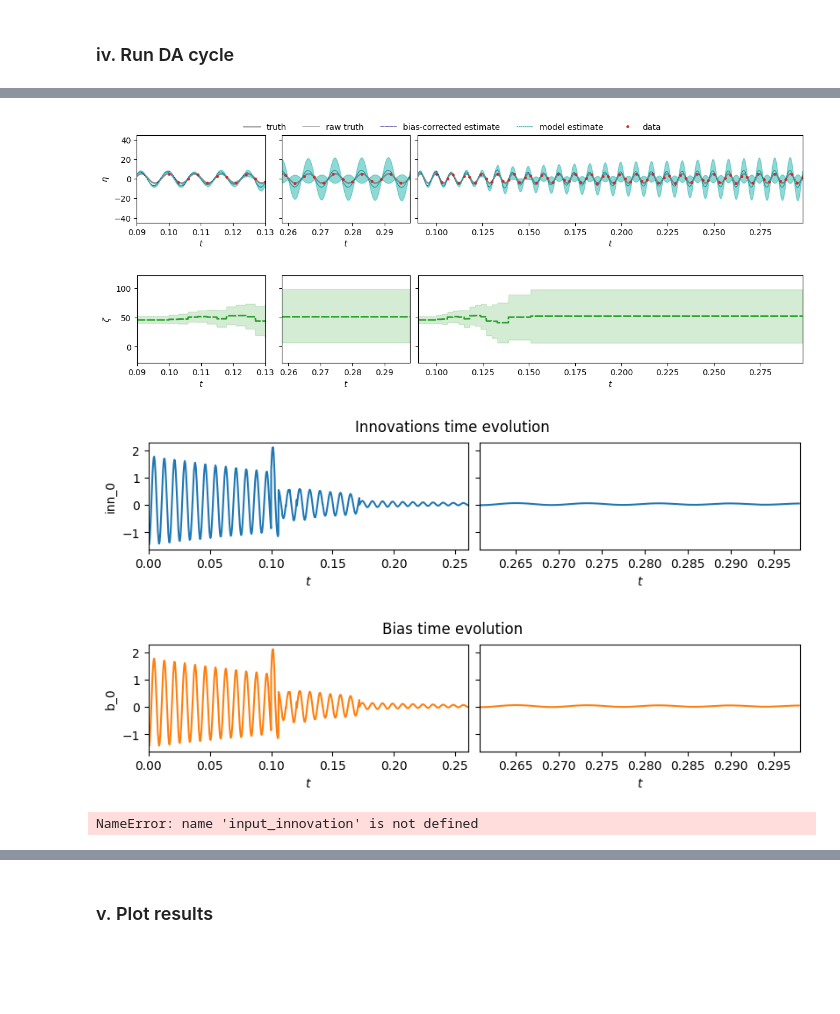
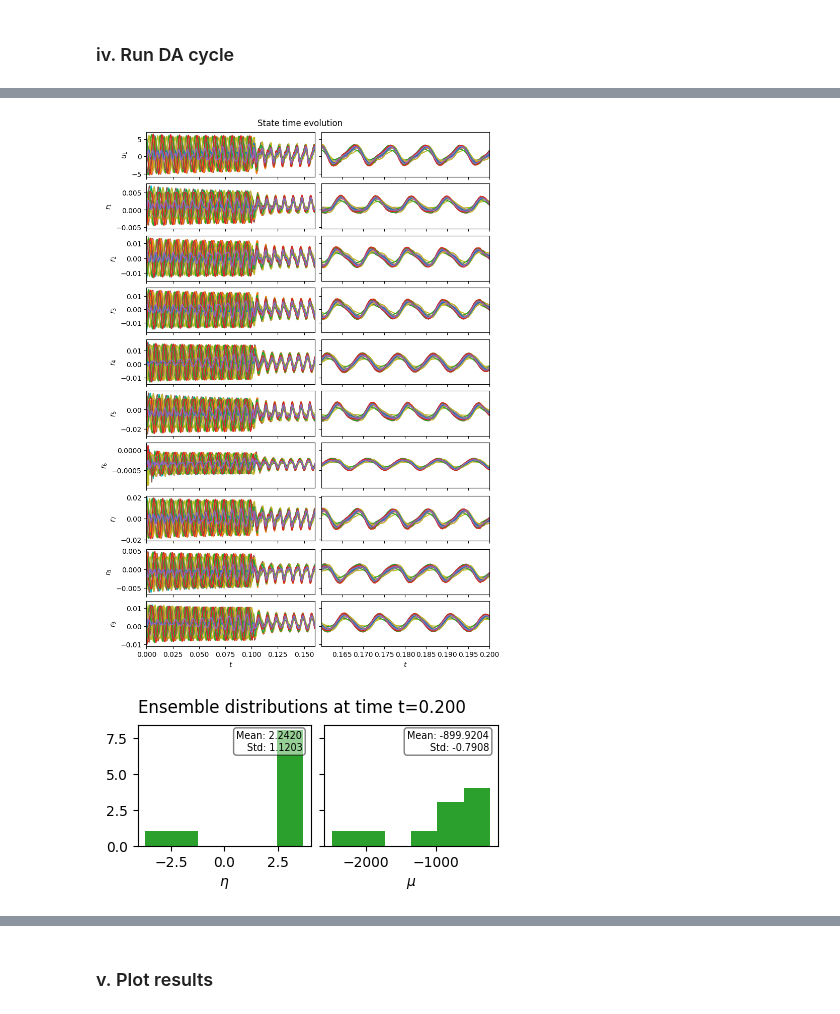
Before and after one commit to andreanovoa/real-time-bias-aware-DA, a Jupyter notebook: scripts/tutorials/1_Introtuction_to_real-time_DA/13_bias-aware-DA-intro.ipynb, the cells around one changed output, grey strips where cells are left out. Cells and saved outputs as stored; diff of their text form; code cells hidden in the pictures; blank space fills up the shorter version.

```diff
--- a/scripts/tutorials/1_Introtuction_to_real-time_DA/13_bias-aware-DA-intro.ipynb
+++ b/scripts/tutorials/1_Introtuction_to_real-time_DA/13_bias-aware-DA-intro.ipynb
@@ -324,12 +324,12 @@ truth = Observations(model=VdP,
                     t_stop=.8,
                     psi0=np.array([2., 1.]),
                     t_max=1.5,
-                    Nt_obs=30,
+                    Nt_obs=10,
                     add_noise=True,
                     noise_type='gauss, add',
-                    noise_level=0.02,
-                    manual_bias='linear',
-                    include_washout=True
+                    noise_level=0.1,
+                    manual_bias=manual_bias,
+                    include_washout=0
                     )
 
 
@@ -349,7 +349,8 @@ results_folder = set_working_directories('VdP_bias')[1]
 
 
 
-alpha0 = dict(zeta=(40, 50.),
+alpha0 = dict(
+            # zeta=(40, 50.),
             # beta=(50, 80),
             # kappa=(3, 5),
             )
@@ -359,13 +360,13 @@ forecast_model = VdP(dt=truth.dt,)
 
 ensemble = Ensemble(results_folder=results_folder, # Folder to save results
                     # Data assimilation parameters
-                    da_method=rBA_EnKF,
+                    da_method=EnKF,
                     regularization_factor=1.,
                     inflation_factor=1.0,
                     # Model parameters
                     parent_model=forecast_model,
                     m=10,               # Number of ensemble members
-                    std_phi=0.1,        # Initial uncertainty in the state
+                    std_phi=1.5,        # Initial uncertainty in the state
                     std_alpha=alpha0,   # Initial uncertainty in the parameters
                     alpha_distr='uniform',
                     )
@@ -389,15 +390,16 @@ import matplotlib.pyplot as plt
 
 plt.close('all')
 
-training_data_filename = f'{results_folder}/Tutorial_13_bias_training_data_linear_bias'  # Filename to save training data and results
+training_data_filename = f'{results_folder}/Tutorial_13_{truth.name_bias}_bias_noise{truth.noise_level}'  # Filename to save training data and results
 
 
 bias_estimator = ESN_bias(rom=ensemble.model,
                             training_data_filename=training_data_filename,
                             reference_data=truth,
+                            # Other options
                             biased_observations=False,
-                            correlation_based_training=False,
-                            augment_data=3,
+                            correlation_based_training=True,
+                            augment_data=2,
                             add_noise=False,
                             perform_test=True,
                             t_train=ensemble.model.t_CR*10,
@@ -414,9 +416,9 @@ bias_estimator = ESN_bias(rom=ensemble.model,
                             tikh_range=[1e-12, 1e-10, 1e-8],
                             norm_method='range',
                             random_initialization=True,
-                            plot_training=True,
+                            plot_training=False,
                             force_retrain=True,
-                            N_ens=5,
+                            N_ens=25,
                             L=20
                             )  # Initialize bias model
 # %% [output]
@@ -488,10 +447,19 @@ filter_ens.inflation_factor_rejection = 1.
 filter_ens.num_bias_blind = 0
 ii = 0
 
+J = []
 
 for d, t_d in zip(truth.y_obs, truth.t_obs):
-    filter_ens.forecast_step(t_end=t_d)
-    filter_ens.analysis_step(d=d, Cdd=Cdd.copy(), inn_uncertainty=0.5)
+    filter_ens.forecast_step(t_end=t_d.copy())
+    # J.append(filter_ens.bias.state_derivative())
+    y = filter_ens.model.get_observables()
+    bias_state =filter_ens.bias.update_state_from_innovation(d - y)  # Innovation is observation minus analysis
+    filter_ens.bias.update_history(bias_state, # Innovation (observation - analysis)
+                                filter_ens.current_time, update_last_state=True)
+
+
+    # filter_ens.analysis_step(d=d.copy(), Cdd=Cdd.copy(), inn_uncertainty=0.05)
+
     ii += 1
     if ii > 100:
         break
@@ -516,19 +475,10 @@ Number of non-physical analysis = 53/67
 # %%
+esn = filter_ens.bias.forecaster #type: ESN_model
 
-
-filter_ens.visualize_history(truth=truth, plot_members=0, show_bias=1)
+esn.visualize_state_hist()
 # %% [output]
-[figure, old version]
+[figure, new version]
-[figure, removed]
-[figure, removed]
-[figure, removed]
-# %%
-
-cov_innovation = np.cov(input_innovation[0], rowvar=False)
-cov_innovation = np.atleast_2d(cov_innovation)
-resampled_innovation = np.random.multivariate_normal(input_innovation[0].mean(-1), cov_innovation, size=self.N_ens).T  # Resample innovations for each ensemble member (obs_dim, Nens)
-
-
-print("Covariance of innovation:", cov_innovation.shape)
-# %% [output]
-NameError: name 'input_innovation' is not defined
+# %%
+filter_ens.visualize_state()
+# %% [output]
+[figure, added]
```
Also changed, not shown: parts of 13 cells of this notebook, 8 other files.
